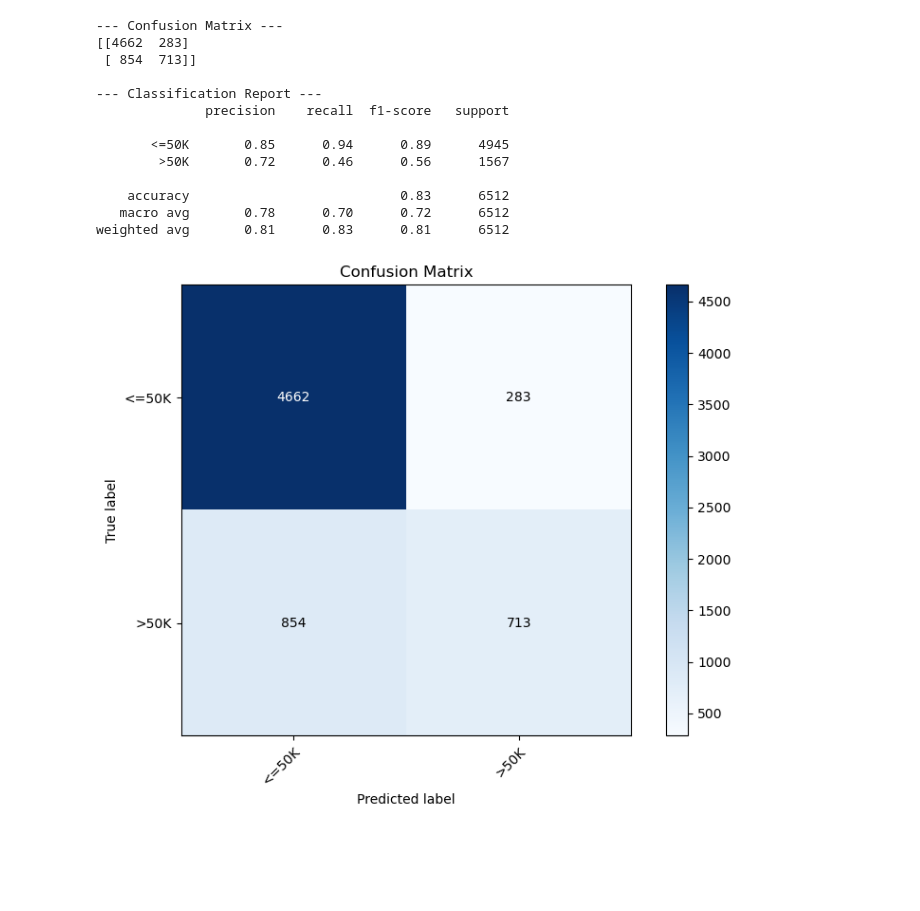
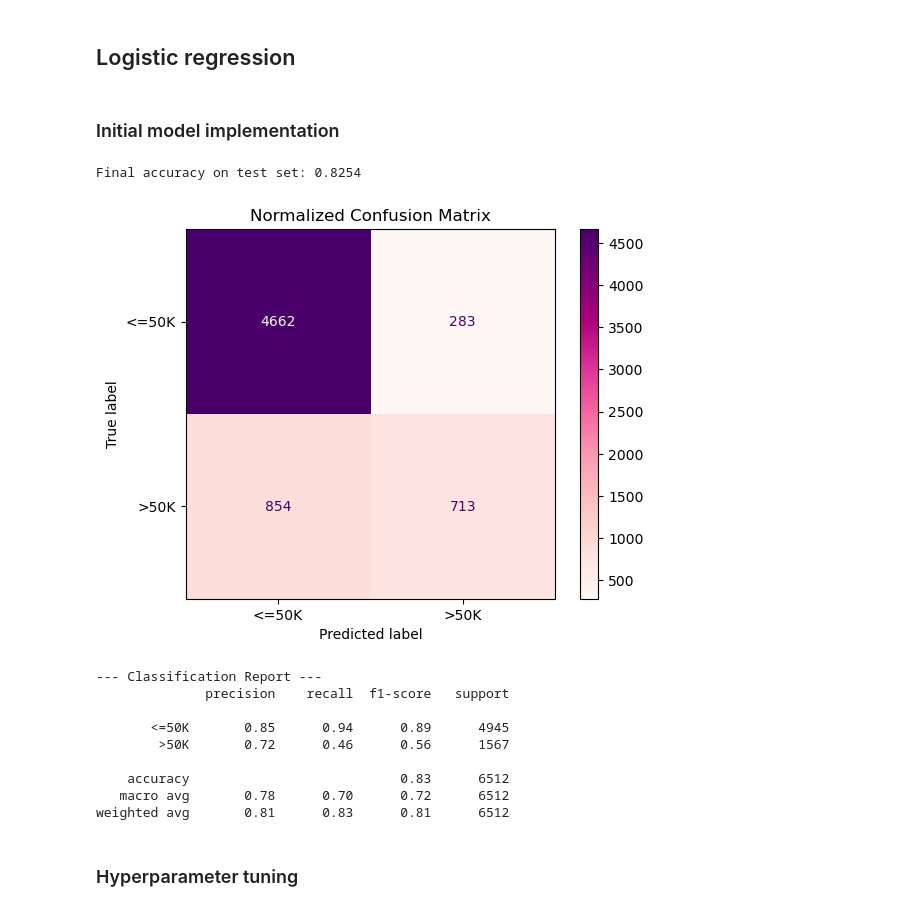
Before and after one commit to rooothellen/dasc41103, a Jupyter notebook: proj1/models/logistic_regression/logistic_regression.ipynb, the cells around one changed output. Drawn from its saved outputs; the diff is of its cells as text; code cells hidden in the pictures; blank space fills up the shorter version.

```diff
--- a/proj1/models/logistic_regression/logistic_regression.ipynb
+++ b/proj1/models/logistic_regression/logistic_regression.ipynb
@@ -67,0 +22,4 @@ y_pred = model.predict(X_test)
+# %% [markdown]
+## Logistic regression
+# %% [markdown]
+### Initial model implementation
@@ -68,19 +33,27 @@ y_pred = model.predict(X_test)
+# %%
+accuracy = accuracy_score(y_test, y_pred)
+print(f"Final accuracy on test set: {accuracy:.4f}")
+# %% [output]
+Final accuracy on test set: 0.8254
+# %%
+disp = ConfusionMatrixDisplay.from_estimator(
+    model,          # your trained model
+    X_test,              # test features
+    y_test,              # test labels
+    display_labels=np.unique(y_test),  # or custom class names like ["<=50K", ">50K"]
+    cmap=plt.cm.RdPu     # normalize rows to proportions
+)
+
+plt.title('Normalized Confusion Matrix')
+plt.show()
+# %% [output]
+[figure, added]
 # %%
-# Generate and display the confusion matrix and classification report
-print("\n--- Confusion Matrix ---")
-cm = confusion_matrix(y_test, y_pred)
-print(cm)
+# Generate classification report
 
 print("\n--- Classification Report ---")
 print(classification_report(y_test, y_pred))
-
-# Plot the predictions and the confusion matrix
-plot_confusion_matrix(cm, y_test)
 # %% [output]
---- Confusion Matrix ---
-[[4662  283]
- [ 854  713]]
-
 --- Classification Report ---
               precision    recall  f1-score   support
 
@@ -90,7 +63,8 @@ plot_confusion_matrix(cm, y_test)
     accuracy                           0.83      6512
    macro avg       0.78      0.70      0.72      6512
 weighted avg       0.81      0.83      0.81      6512
-[figure, removed]
+# %% [markdown]
+### Hyperparameter tuning
 # %%
 
 # Define the parameter grid to search over.
```
Also changed, not shown: parts of 8 cells of this notebook.
